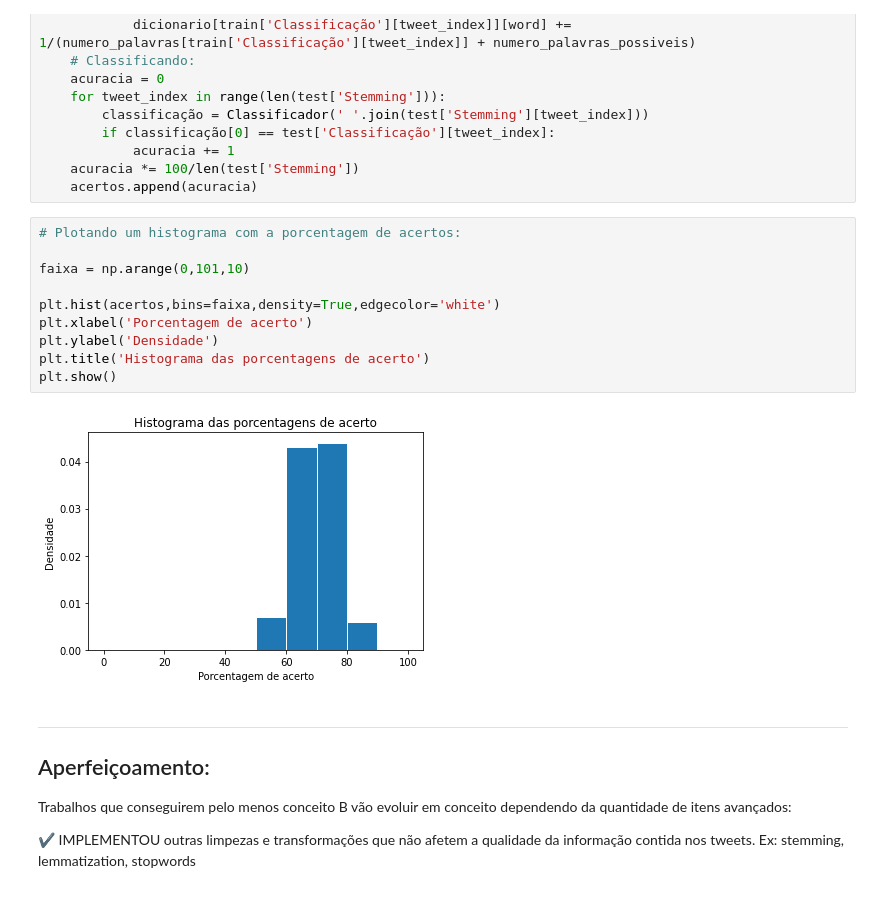
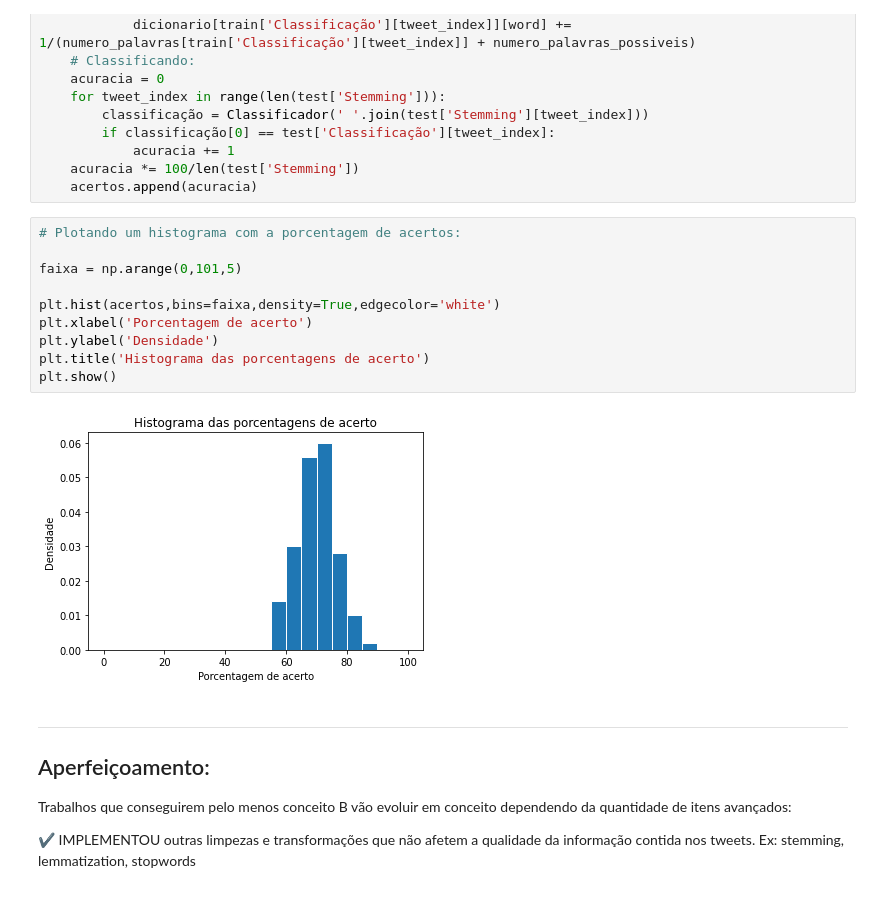
Before and after one commit to MekhyW/NBayes-Tweet-Classifier, a Jupyter notebook: Projeto1_Layout_Classificador.ipynb, the cells around one changed output. Cells and saved outputs as stored; diff of their text form.

```diff
--- a/Projeto1_Layout_Classificador.ipynb
+++ b/Projeto1_Layout_Classificador.ipynb
@@ -383,15 +383,15 @@ for i in range(1,101):
 # %%
 # Plotando um histograma com a porcentagem de acertos:
 
-faixa = np.arange(0,101,10)
+faixa = np.arange(0,101,5)
 
 plt.hist(acertos,bins=faixa,density=True,edgecolor='white')
 plt.xlabel('Porcentagem de acerto')
 plt.ylabel('Densidade')
 plt.title('Histograma das porcentagens de acerto')
 plt.show()
 # %% [output]
-[figure, old version]
+[figure, new version]
 # %% [markdown]
 ___
 ## Aperfeiçoamento:
```
